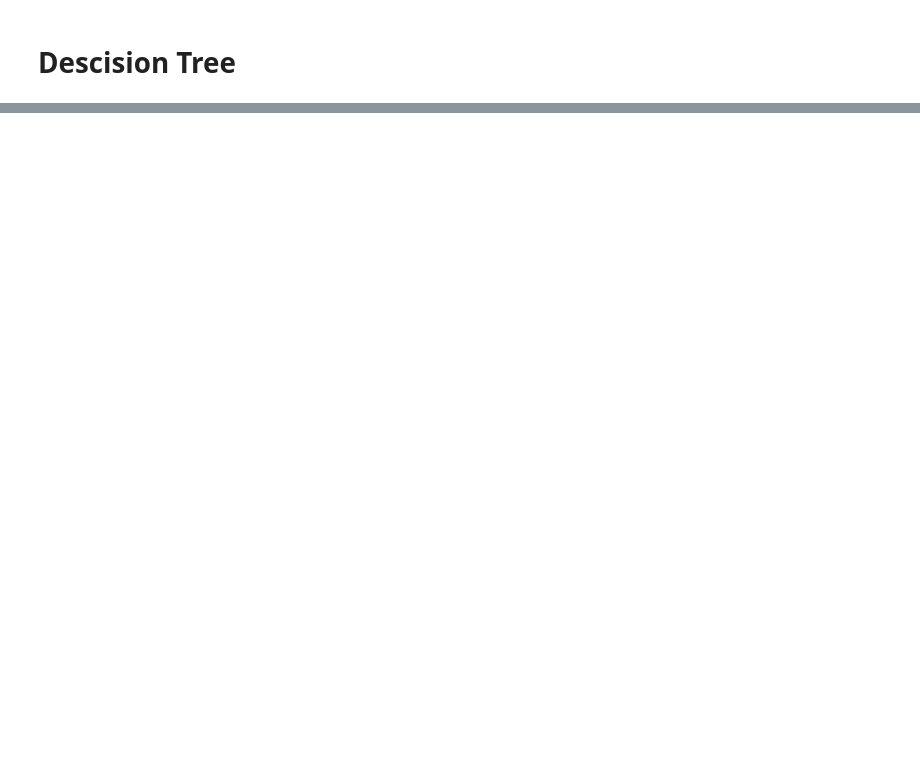
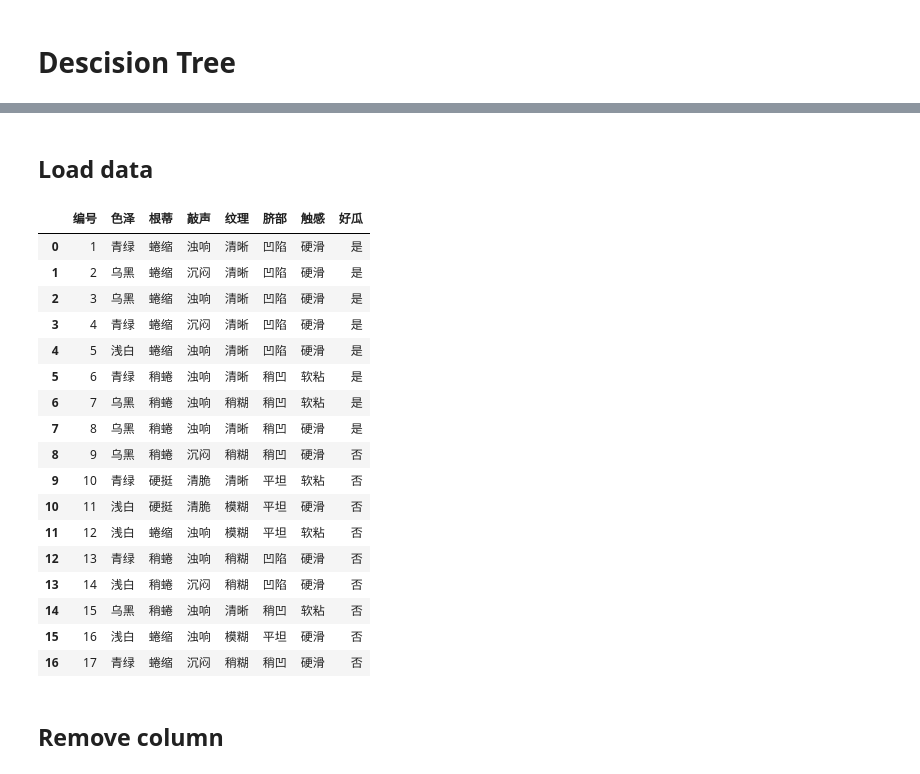
Before and after one commit to luowanqian/MachineLearning, a Jupyter notebook: DecisionTree/DecisionTree.ipynb, the cells around one changed output, grey strips where cells are left out. Saved outputs shown, nothing was run; the diff lists cells and outputs as text; code cells hidden in the pictures; blank space fills up the shorter version.

```diff
--- a/DecisionTree/DecisionTree.ipynb
+++ b/DecisionTree/DecisionTree.ipynb
@@ -9,0 +18,27 @@ IndexError: tuple index out of range
+# %% [markdown]
+## Load data
+# %%
+df = pd.read_csv('./data/watermelon2.0.csv')
+
+df
+# %% [output]
+|  | 编号 | 色泽 | 根蒂 | 敲声 | 纹理 | 脐部 | 触感 | 好瓜 |
+| 0 | 1 | 青绿 | 蜷缩 | 浊响 | 清晰 | 凹陷 | 硬滑 | 是 |
+| 1 | 2 | 乌黑 | 蜷缩 | 沉闷 | 清晰 | 凹陷 | 硬滑 | 是 |
+| 2 | 3 | 乌黑 | 蜷缩 | 浊响 | 清晰 | 凹陷 | 硬滑 | 是 |
+| 3 | 4 | 青绿 | 蜷缩 | 沉闷 | 清晰 | 凹陷 | 硬滑 | 是 |
+| 4 | 5 | 浅白 | 蜷缩 | 浊响 | 清晰 | 凹陷 | 硬滑 | 是 |
+| 5 | 6 | 青绿 | 稍蜷 | 浊响 | 清晰 | 稍凹 | 软粘 | 是 |
+| 6 | 7 | 乌黑 | 稍蜷 | 浊响 | 稍糊 | 稍凹 | 软粘 | 是 |
+| 7 | 8 | 乌黑 | 稍蜷 | 浊响 | 清晰 | 稍凹 | 硬滑 | 是 |
+| 8 | 9 | 乌黑 | 稍蜷 | 沉闷 | 稍糊 | 稍凹 | 硬滑 | 否 |
+| 9 | 10 | 青绿 | 硬挺 | 清脆 | 清晰 | 平坦 | 软粘 | 否 |
+| 10 | 11 | 浅白 | 硬挺 | 清脆 | 模糊 | 平坦 | 硬滑 | 否 |
+| 11 | 12 | 浅白 | 蜷缩 | 浊响 | 模糊 | 平坦 | 软粘 | 否 |
+| 12 | 13 | 青绿 | 稍蜷 | 浊响 | 稍糊 | 凹陷 | 硬滑 | 否 |
+| 13 | 14 | 浅白 | 稍蜷 | 沉闷 | 稍糊 | 凹陷 | 硬滑 | 否 |
+| 14 | 15 | 乌黑 | 稍蜷 | 浊响 | 清晰 | 稍凹 | 软粘 | 否 |
+| 15 | 16 | 浅白 | 蜷缩 | 浊响 | 模糊 | 平坦 | 硬滑 | 否 |
+| 16 | 17 | 青绿 | 蜷缩 | 沉闷 | 稍糊 | 稍凹 | 硬滑 | 否 |
+# %% [markdown]
+## Remove column
```
Also changed, not shown: parts of 13 cells of this notebook, 4 other files.
